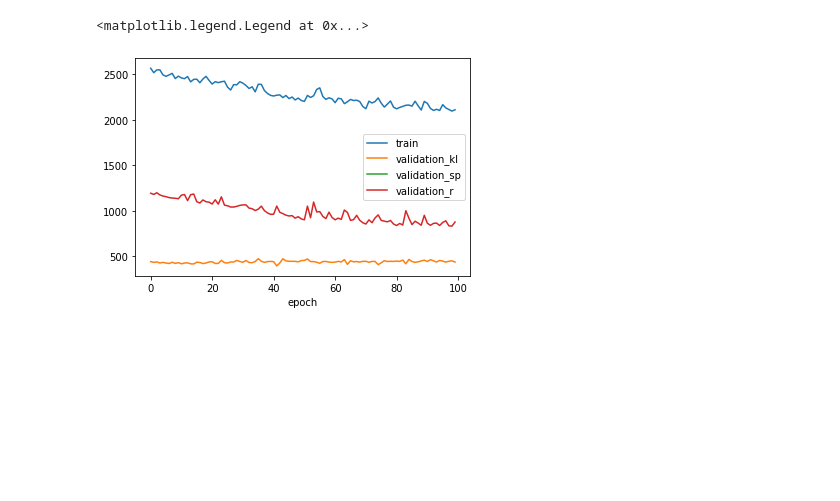
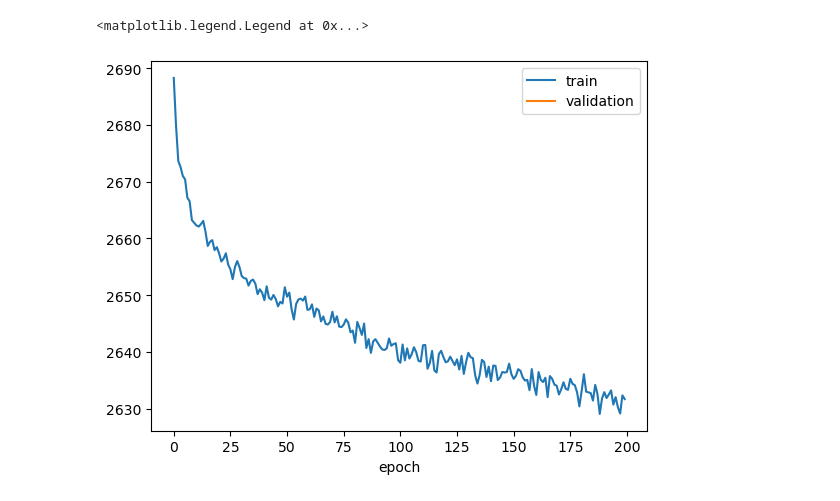
Before and after one commit to LiyaGaynutdinova/Auto-Regressive-Unet-for-Concrete-Damage, a Jupyter notebook: train_Unet.ipynb, the cells around one changed output. Cells and saved outputs as stored; diff of their text form; code cells hidden in the pictures; blank space fills up the shorter version.

Commit message:
more training

```diff
--- a/train_Unet.ipynb
+++ b/train_Unet.ipynb
@@ -26,5 +26,5 @@ plt.imshow(label[0], cmap='Greys')
 # %%
-args = {'lr' : 0.00001, 'epochs' : 200, 'dev' : dev, 'name' : 'Simple_Unet'}
+args = {'lr' : 0.001, 'epochs' : 200, 'dev' : dev, 'name' : 'Simple_Unet_filtered'}
 # %%
 unet = UNet()
 # %%
@@ -39,11 +51,11 @@ KeyboardInterrupt:
 # %%
 plt.plot(losses_train)
 plt.plot(losses_val)
 plt.xlabel('epoch')
-plt.legend(['train', 'validation_kl', 'validation_sp', 'validation_r'])
+plt.legend(['train', 'validation'])
 # %% [output]
 <matplotlib.legend.Legend at 0x...>
-[figure, old version]
+[figure, new version]
 # %%
 train_data = next(iter(loaders['train']))[0].to(args['dev'])
 # %%
```
Also changed, not shown: parts of 3 cells of this notebook, 8 other files.
